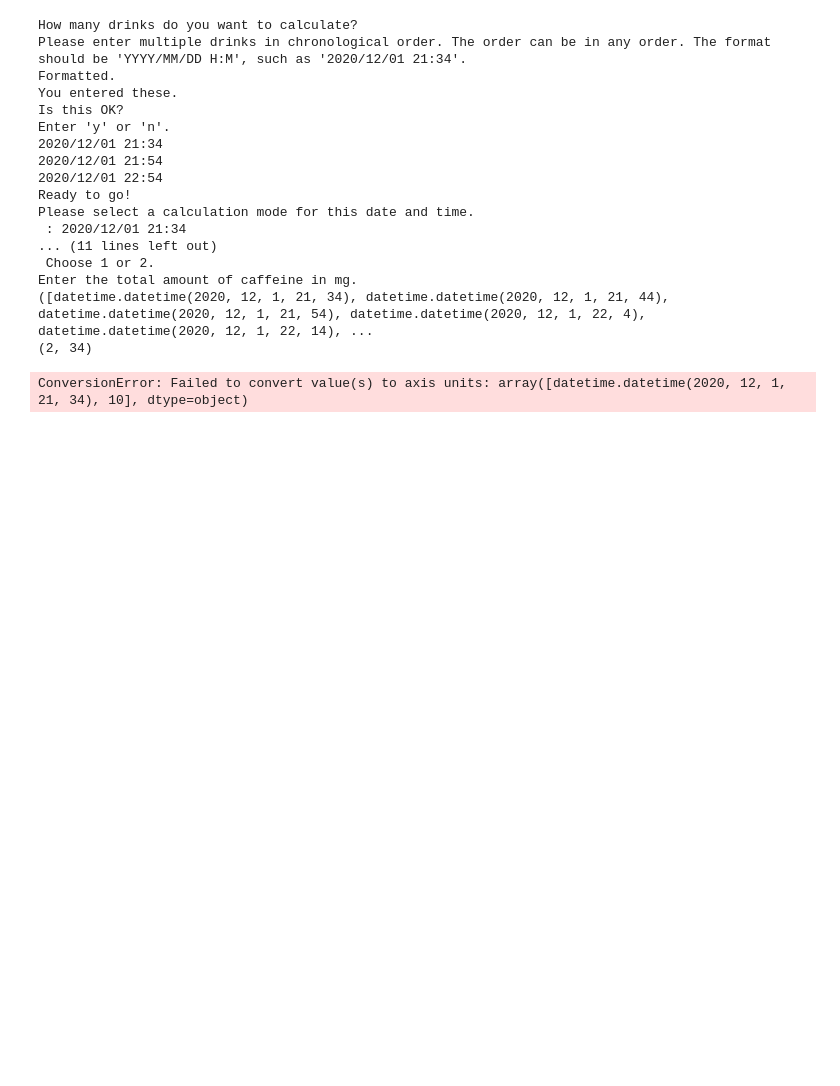
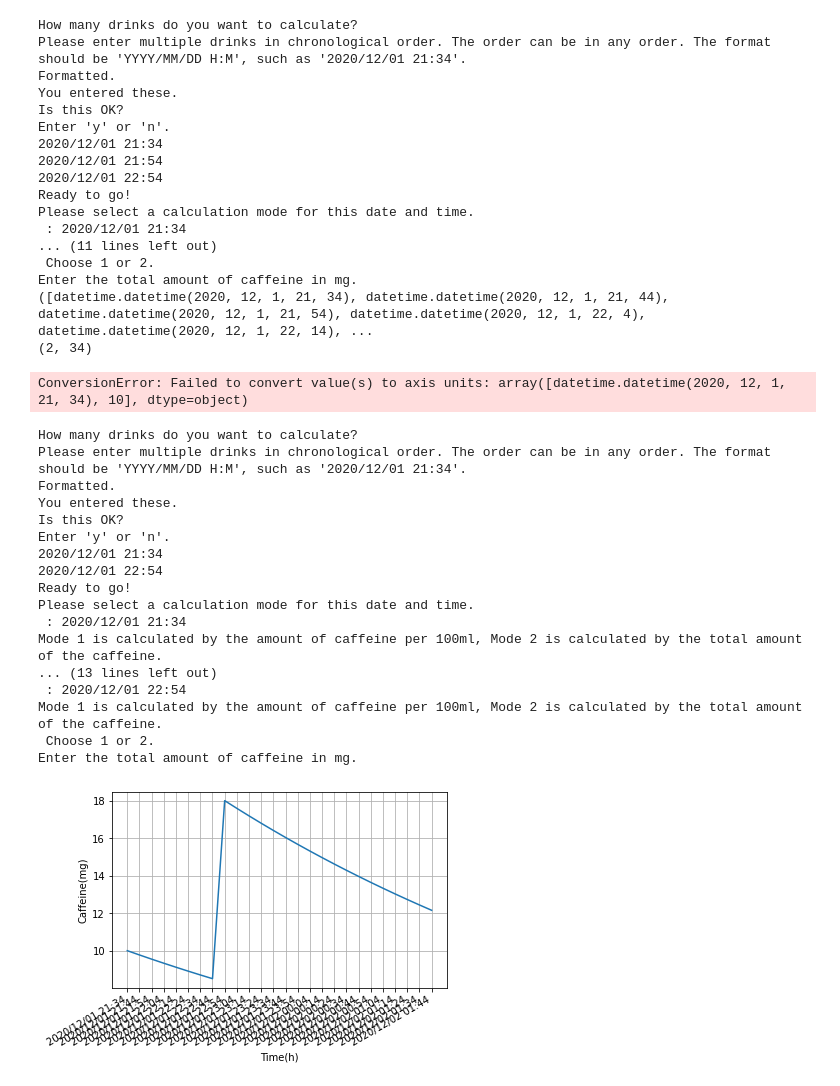
Before and after one commit to Kaikei-e/caffeine_calculator, a Jupyter notebook: chronologiCal/chronologiCal.ipynb, the cells around one changed output. Drawn from its saved outputs; the diff is of its cells as text; code cells hidden in the pictures; blank space fills up the shorter version.

```diff
--- a/chronologiCal/chronologiCal.ipynb
+++ b/chronologiCal/chronologiCal.ipynb
@@ -230,9 +266,21 @@ datetime_list = sorted(datetime_list)
 chrono_list = []
 chrono_list = chronological_cal(datetime_list)
 
+
+dttm_list = []
+caffe_list = []
+dttm_list, caffe_list = chronological_cal(datetime_list)
 #print(chronological_cal(datetime_list))
 #print(chrono_list)
 
+x1 = [dttm.strftime("%Y/%m/%d %H:%M") for dttm in dttm_list]
+"""
+for dttm in dttm_list:
+    dttm = "{%Y/%m/%d %H:%M}".format(dttm)
+    x1.append(dttm)
+"""
+y1 = caffe_list
+"""
 
 df = pd.DataFrame(chrono_list)
 print(chrono_list)
@@ -243,35 +291,56 @@ print(df.shape)
 
 
 
 days = dates.DayLocator()
 hours = dates.HourLocator()
 minutes = dates.MinuteLocator()
 dttm_fmt = dates.DateFormatter("%Y/%m/%d %H:%M")
 
 fig, ax = ppt.subplots()
 #x = pd.to_datetime(df[0], format="%Y/%m/%d %H:%M").to_list()
-x = np.array(df[0], dtype=np.datetime64)
+x = df[0].to_series().datetime.strftime("%Y/%m/%d %H:%M")
 y = df[1]
+"""
 
+"""
 ax.plot(x, y)
 ax.grid()
 
 ax.xaxis.set_major_locator(days)
 ax.xaxis.set_minor_locator(hours)
 ax.xaxis.set_minor_locator(minutes)
 ax.xaxis.set_major_formatter(dttm_fmt)
 
 datetime_min = np.datetime64(x[0], '')
 datetime_max = min(x), max(x)
 ax.set_xlim(datetime_min, datetime_max)
 
-
+"""
 
 ppt.xlabel("Time(h)")
 ppt.ylabel("Caffeine(mg)")
-ppt.gca().xaxis.set_major_formatter(dates.DateFormatter("%Y/%m/%d %H:%M"))
-ppt.gca().xaxis.set_major_locator(dates.HourLocator())
+#ppt.gca().xaxis.set_major_formatter(dates.DateFormatter("%Y/%m/%d %H:%M"))
+#ppt.gca().xaxis.set_major_locator(dates.HourLocator())
 ppt.grid()
-ppt.plot(x, y)
+ppt.plot(x1, y1)
 ppt.gcf().autofmt_xdate()
 ppt.show()
+# %% [output]
+How many drinks do you want to calculate?
+Please enter multiple drinks in chronological order. The order can be in any order. The format should be 'YYYY/MM/DD H:M', such as '2020/12/01 21:34'.
+Formatted.
+You entered these.
+Is this OK?
+Enter 'y' or 'n'.
+2020/12/01 21:34
+2020/12/01 22:54
+Ready to go!
+Please select a calculation mode for this date and time.
+ : 2020/12/01 21:34
+Mode 1 is calculated by the amount of caffeine per 100ml, Mode 2 is calculated by the total amount of the caffeine.
+... (13 lines left out)
+ : 2020/12/01 22:54
+Mode 1 is calculated by the amount of caffeine per 100ml, Mode 2 is calculated by the total amount of the caffeine.
+ Choose 1 or 2.
+Enter the total amount of caffeine in mg.
+[figure, added]
```
Also changed, not shown: parts of 1 cell of this notebook, 2 other files.
